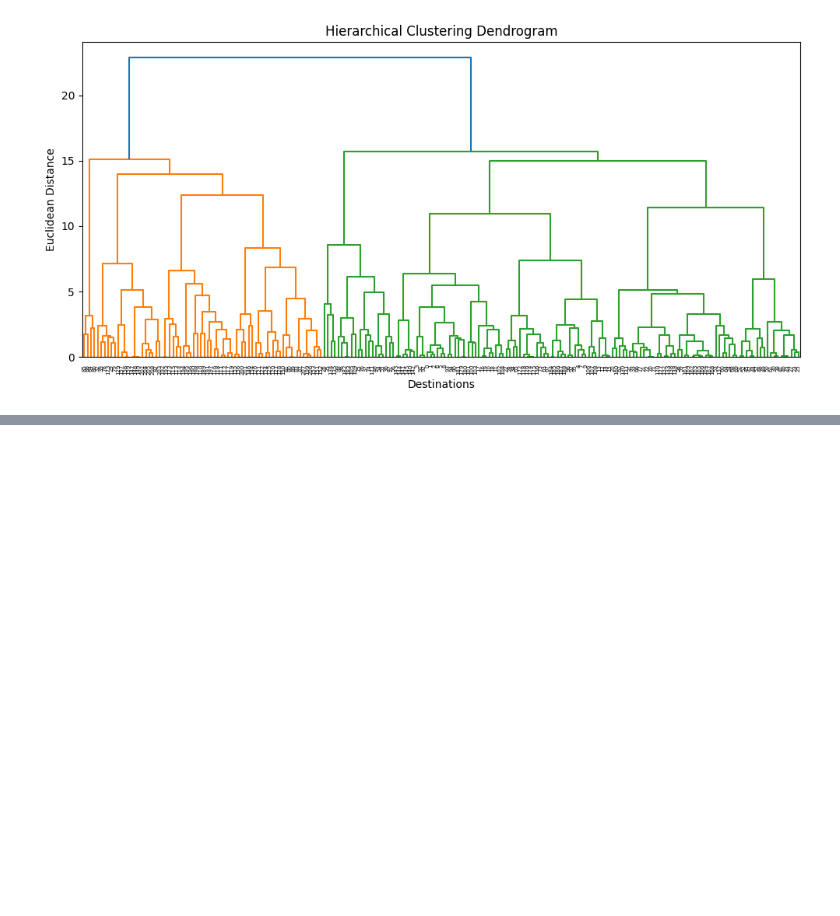
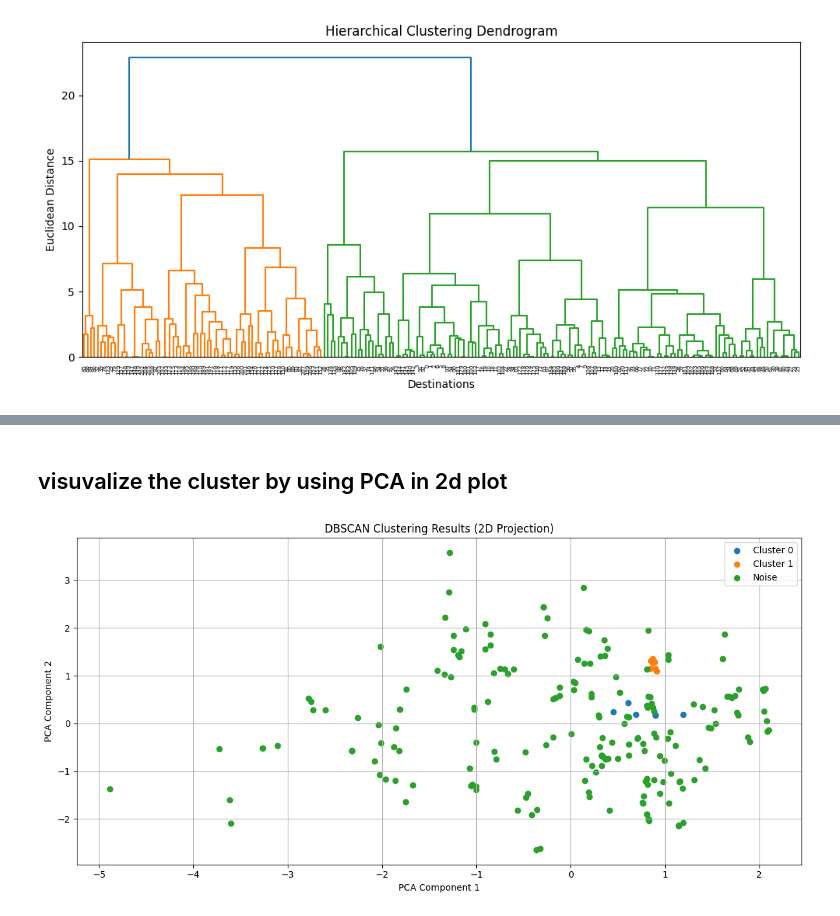
Before and after one commit to narender5162/DSPROJECT, a Jupyter notebook: DSPROJECT.ipynb, the cells around one changed output, grey strips where cells are left out. Saved outputs shown, nothing was run; the diff lists cells and outputs as text; code cells hidden in the pictures; blank space fills up the shorter version.

```diff
--- a/DSPROJECT.ipynb
+++ b/DSPROJECT.ipynb
@@ -648,0 +691,13 @@ plt.show()
+# %%
+from sklearn.cluster import DBSCAN
+
+# Define DBSCAN parameters
+eps = 0.5  # Maximum distance between points in a neighborhood
+min_samples = 5  # Minimum number of points to form a dense region
+
+dbscan_model = DBSCAN(eps=eps, min_samples=min_samples, metric='euclidean')
+data['DBSCAN Cluster Labels'] = dbscan_model.fit_predict(data_scaled)
+
+# Display cluster assignments
+print("\nDBSCAN Cluster Assignments:")
+print(data[['Destination', 'DBSCAN Cluster Labels']].head())
@@ -648,0 +712,22 @@ plt.show()
+# %% [markdown]
+## visuvalize the cluster by using PCA in 2d plot
+# %%
+# Reduce dimensions to 2D for visualization
+reduced_data = PCA(n_components=2).fit_transform(data_scaled)
+
+# Plot DBSCAN clusters
+plt.figure(figsize=(12, 6))
+unique_labels = set(data['DBSCAN Cluster Labels'])
+for label in unique_labels:
+    cluster_points = reduced_data[data['DBSCAN Cluster Labels'] == label]
+    plt.scatter(cluster_points[:, 0], cluster_points[:, 1], label=f'Cluster {label}' if label != -1 else 'Noise')
+
+plt.title('DBSCAN Clustering Results (2D Projection)')
+plt.xlabel('PCA Component 1')
+plt.ylabel('PCA Component 2')
+plt.legend()
+plt.grid()
+plt.tight_layout()
+plt.show()
+# %% [output]
+[figure, added]
```
Also changed, not shown: parts of 6 cells of this notebook.
